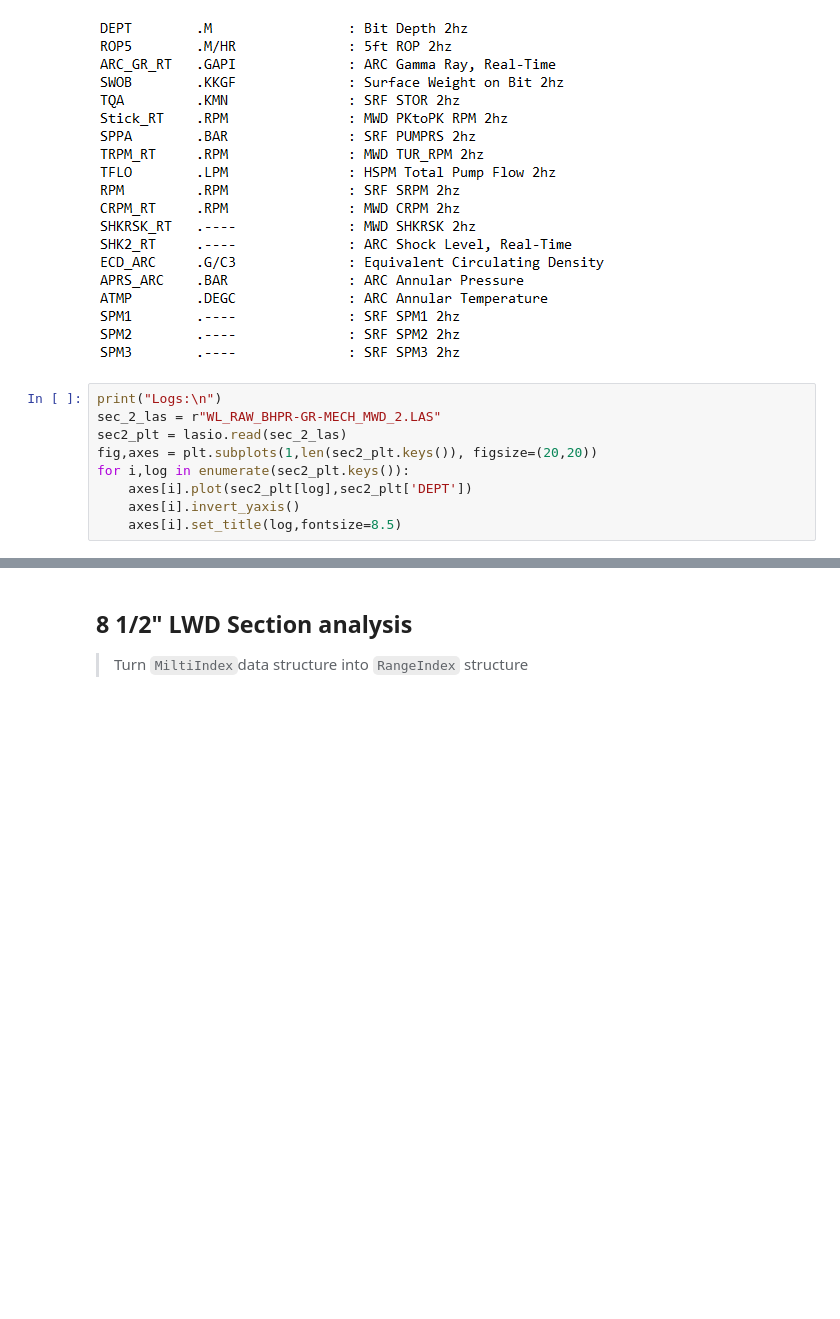
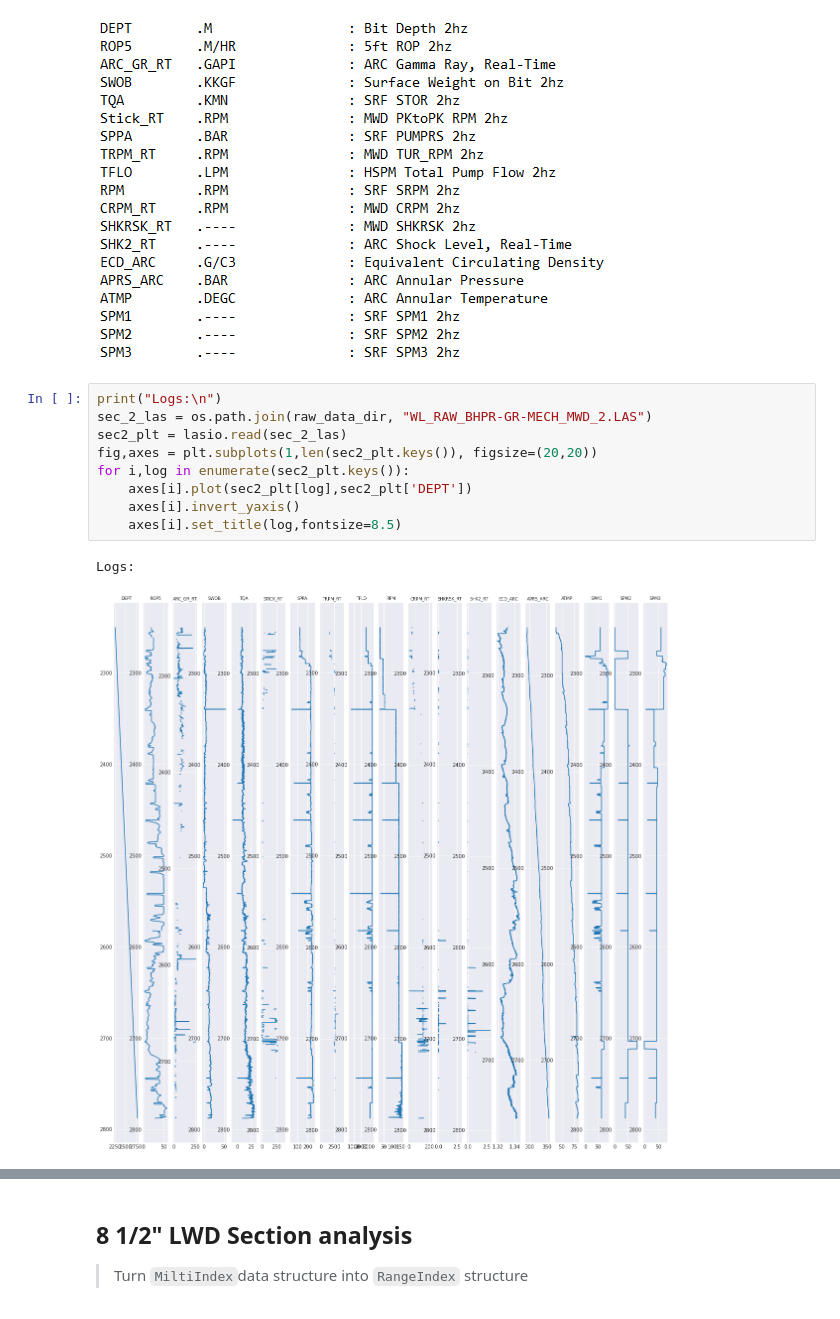
Before and after one commit to f0nzie/vagrant-volve-navarro-BI64G20S2JP8201, a Jupyter notebook: navarro/1.LWD_F-14.ipynb, the cells around one changed output, grey strips where cells are left out. Saved outputs shown, nothing was run; the diff lists cells and outputs as text; blank space fills up the shorter version.

```diff
--- a/navarro/1.LWD_F-14.ipynb
+++ b/navarro/1.LWD_F-14.ipynb
@@ -137,13 +238,16 @@ for col in sec_2.columns:
 ![image.png](attachment:image.png)
 # %%
 print("Logs:\n")
-sec_2_las = r"WL_RAW_BHPR-GR-MECH_MWD_2.LAS"
+sec_2_las = os.path.join(raw_data_dir, "WL_RAW_BHPR-GR-MECH_MWD_2.LAS")
 sec2_plt = lasio.read(sec_2_las)
 fig,axes = plt.subplots(1,len(sec2_plt.keys()), figsize=(20,20))
 for i,log in enumerate(sec2_plt.keys()):
     axes[i].plot(sec2_plt[log],sec2_plt['DEPT'])
     axes[i].invert_yaxis()
     axes[i].set_title(log,fontsize=8.5)
+# %% [output]
+Logs:
+[figure, added]
 # %%
 print("Missing data in the LWD data:")
 plt.figure(figsize=(15,7))
```
Also changed, not shown: parts of 37 cells of this notebook.
